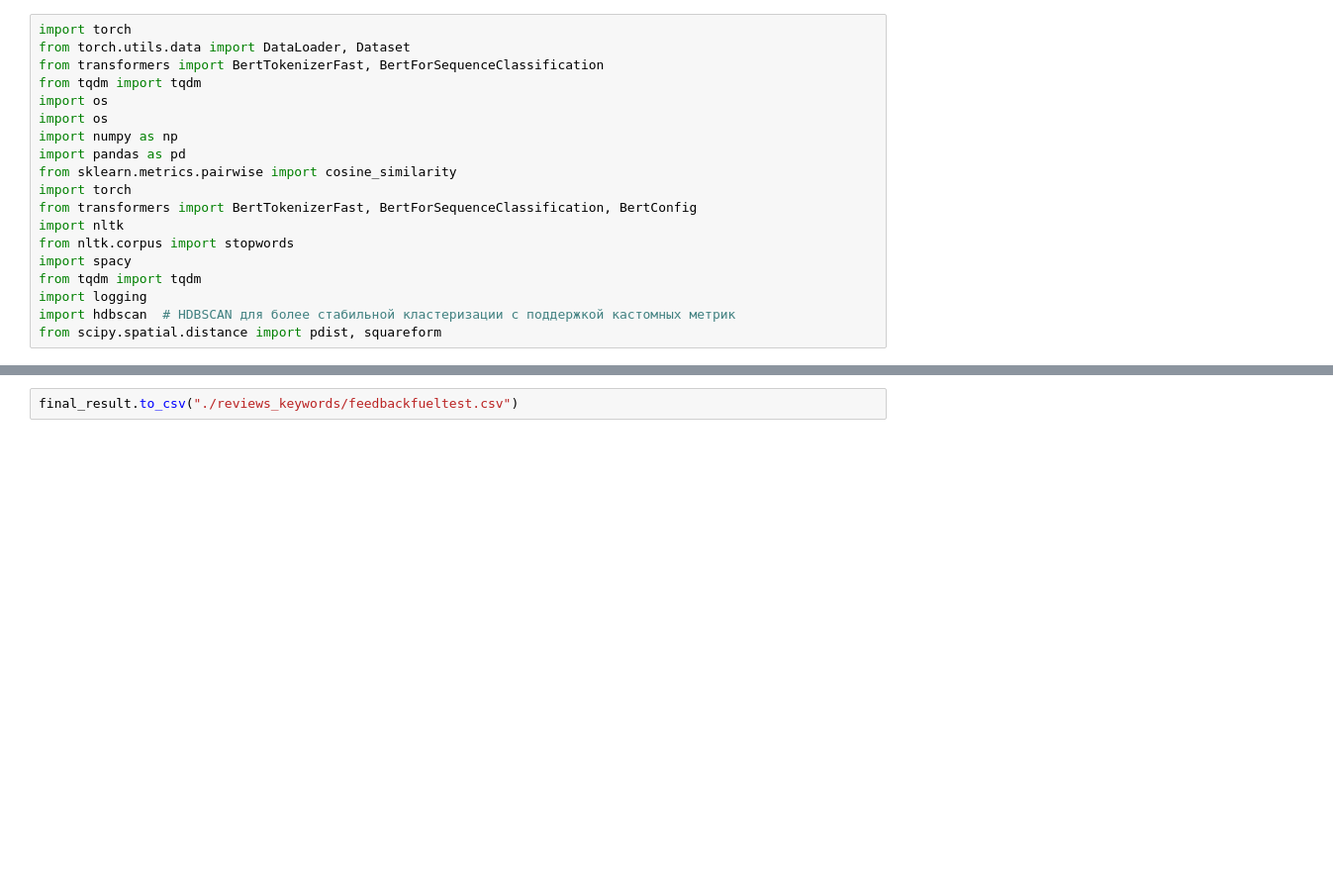
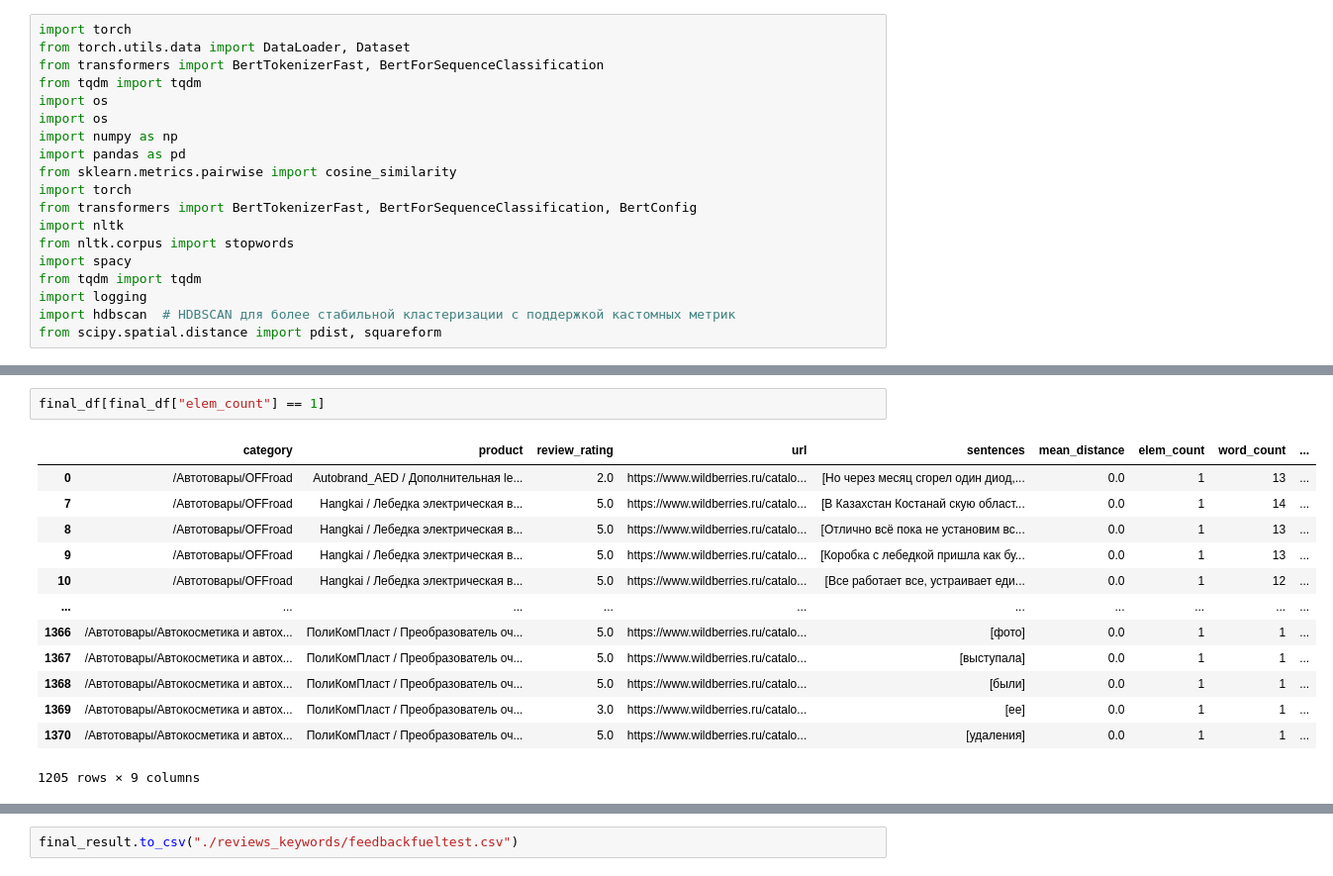
Before and after one commit to Frame24/WB_Parse, a Jupyter notebook: keywods_pavlov3.ipynb, the cells around one changed output, grey strips where cells are left out. Shown: that part at 99% size. Drawn from its saved outputs; the diff is of its cells as text; blank space fills up the shorter version.

```diff
--- a/keywods_pavlov3.ipynb
+++ b/keywods_pavlov3.ipynb
@@ -883,0 +1010,16 @@ display(final_result[['category', 'product', 'avg_rating', 'rating_category', 'c
+# %%
+final_df[final_df["elem_count"] == 1]
+# %% [output]
+|  | category | product | review_rating | url | sentences | mean_distance | elem_count | word_count | ... |
+| 0 | /Автотовары/OFFroad | Autobrand_AED / Дополнительная le... | 2.0 | https://www.wildberries.ru/catalo... | [Но через месяц сгорел один диод,... | 0.0 | 1 | 13 | ... |
+| 7 | /Автотовары/OFFroad | Hangkai / Лебедка электрическая в... | 5.0 | https://www.wildberries.ru/catalo... | [В Казахстан Костанай скую област... | 0.0 | 1 | 14 | ... |
+| 8 | /Автотовары/OFFroad | Hangkai / Лебедка электрическая в... | 5.0 | https://www.wildberries.ru/catalo... | [Отлично всё пока не установим вс... | 0.0 | 1 | 13 | ... |
+| 9 | /Автотовары/OFFroad | Hangkai / Лебедка электрическая в... | 5.0 | https://www.wildberries.ru/catalo... | [Коробка с лебедкой пришла как бу... | 0.0 | 1 | 13 | ... |
+| 10 | /Автотовары/OFFroad | Hangkai / Лебедка электрическая в... | 5.0 | https://www.wildberries.ru/catalo... | [Все работает все, устраивает еди... | 0.0 | 1 | 12 | ... |
+| ... | ... | ... | ... | ... | ... | ... | ... | ... | ... |
+| 1366 | /Автотовары/Автокосметика и автох... | ПолиКомПласт / Преобразователь оч... | 5.0 | https://www.wildberries.ru/catalo... | [фото] | 0.0 | 1 | 1 | ... |
+| 1367 | /Автотовары/Автокосметика и автох... | ПолиКомПласт / Преобразователь оч... | 5.0 | https://www.wildberries.ru/catalo... | [выступала] | 0.0 | 1 | 1 | ... |
+| 1368 | /Автотовары/Автокосметика и автох... | ПолиКомПласт / Преобразователь оч... | 5.0 | https://www.wildberries.ru/catalo... | [были] | 0.0 | 1 | 1 | ... |
+| 1369 | /Автотовары/Автокосметика и автох... | ПолиКомПласт / Преобразователь оч... | 3.0 | https://www.wildberries.ru/catalo... | [ее] | 0.0 | 1 | 1 | ... |
+| 1370 | /Автотовары/Автокосметика и автох... | ПолиКомПласт / Преобразователь оч... | 5.0 | https://www.wildberries.ru/catalo... | [удаления] | 0.0 | 1 | 1 | ... |
+1205 rows × 9 columns
```
Also changed, not shown: parts of 20 cells of this notebook, 1 other file.
